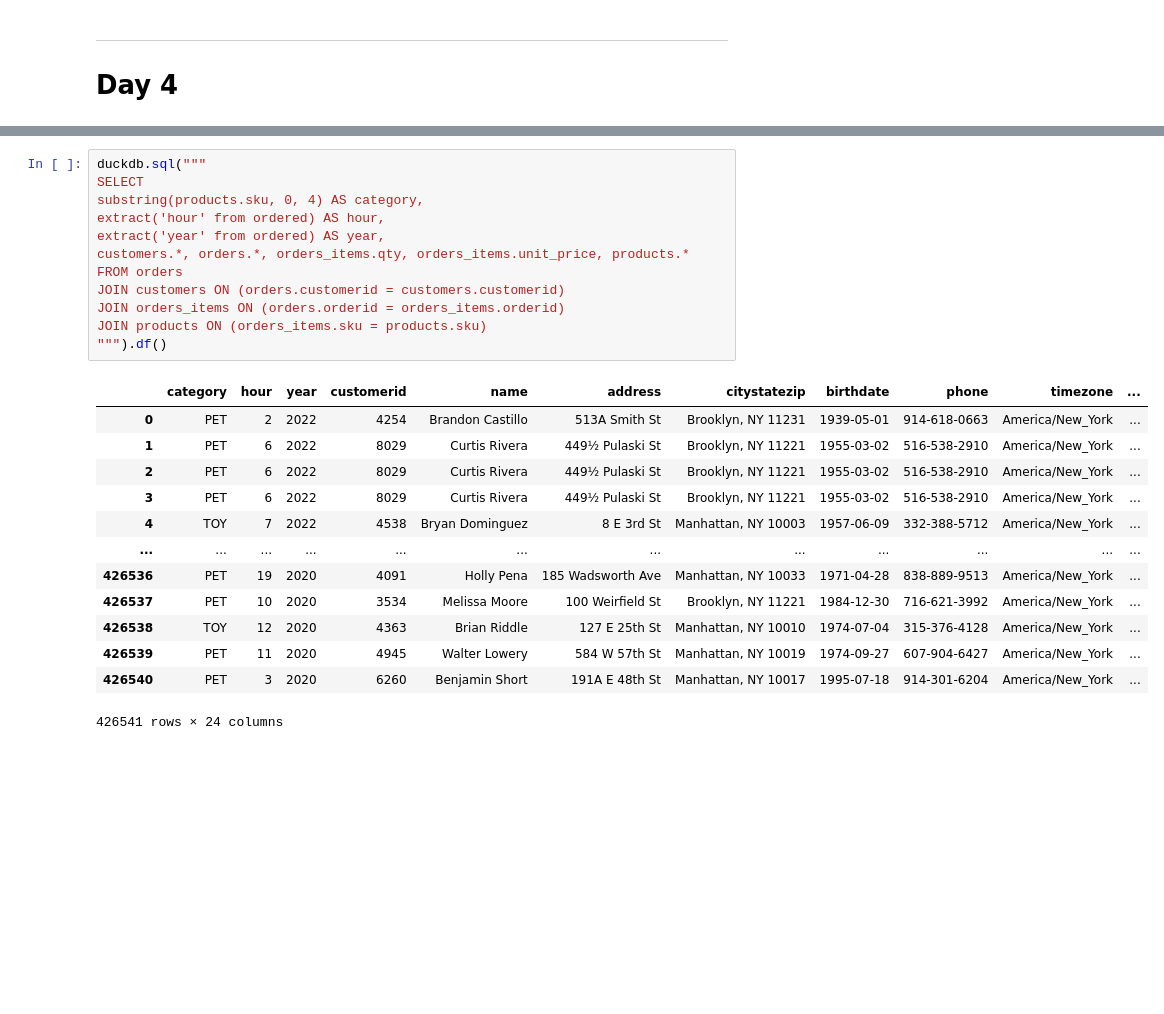
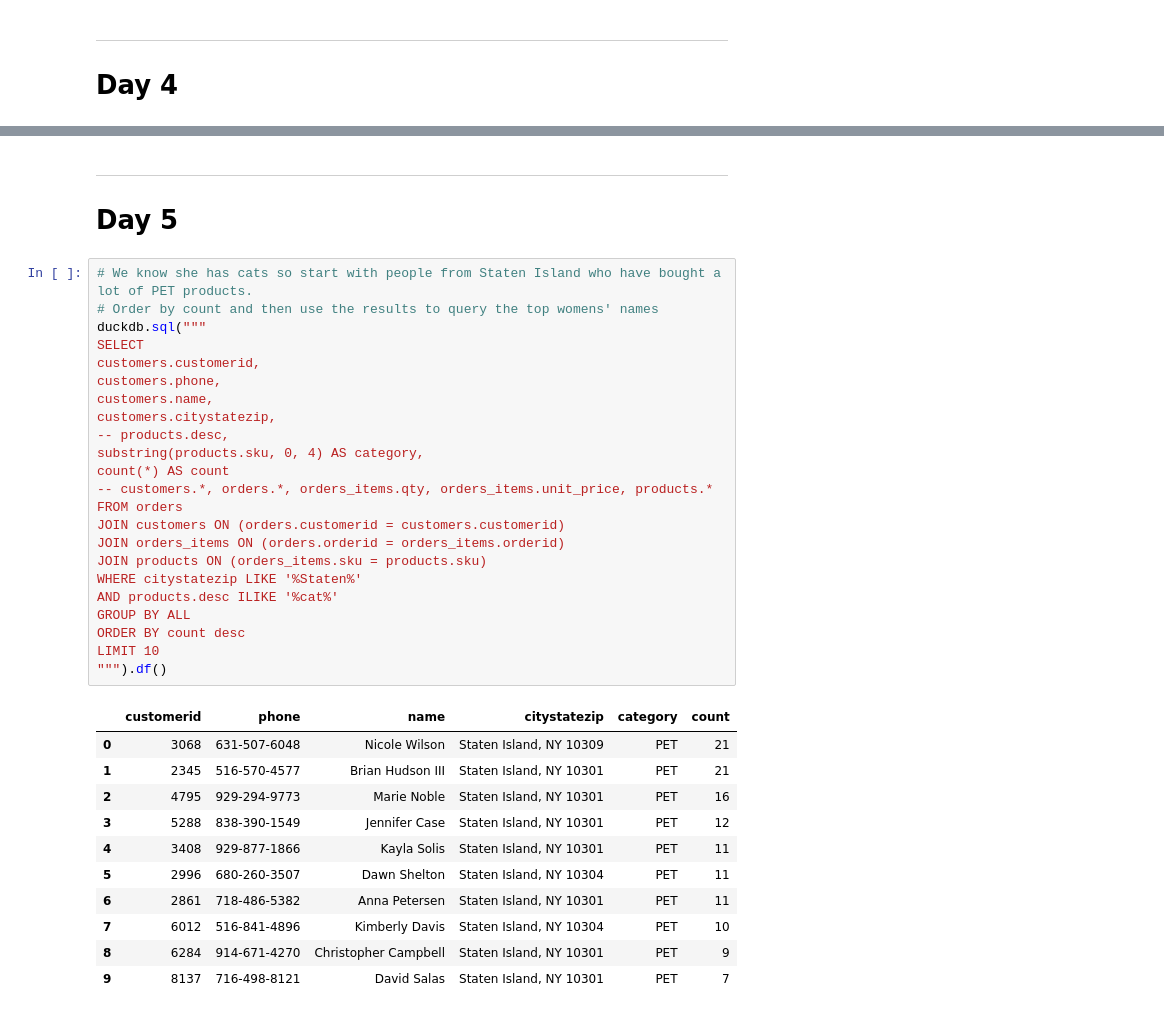
Before and after one commit to akre54/hanukkah-of-data-2023, a Jupyter notebook: Hanukkah of Data 2023 - Noahs Rug.ipynb, the cells around one changed output, grey strips where cells are left out. Drawn from its saved outputs; the diff is of its cells as text; blank space fills up the shorter version.

```diff
--- a/Hanukkah of Data 2023 - Noahs Rug.ipynb
+++ b/Hanukkah of Data 2023 - Noahs Rug.ipynb
@@ -340,27 +376,39 @@ combined[
 5 rows × 21 columns
+# %% [markdown]
+---
+# Day 5
 # %%
+# We know she has cats so start with people from Staten Island who have bought a lot of PET products.
+# Order by count and then use the results to query the top womens' names
 duckdb.sql("""
 SELECT
+customers.customerid,
+customers.phone,
+customers.name,
+customers.citystatezip,
+-- products.desc,
 substring(products.sku, 0, 4) AS category,
-extract('hour' from ordered) AS hour,
-extract('year' from ordered) AS year,
-customers.*, orders.*, orders_items.qty, orders_items.unit_price, products.*
+count(*) AS count
+-- customers.*, orders.*, orders_items.qty, orders_items.unit_price, products.*
 FROM orders
 JOIN customers ON (orders.customerid = customers.customerid)
 JOIN orders_items ON (orders.orderid = orders_items.orderid)
 JOIN products ON (orders_items.sku = products.sku)
+WHERE citystatezip LIKE '%Staten%'
+AND products.desc ILIKE '%cat%'
+GROUP BY ALL
+ORDER BY count desc
+LIMIT 10
 """).df()
 # %% [output]
-|  | category | hour | year | customerid | name | address | citystatezip | birthdate | phone | timezone | ... |
-| 0 | PET | 2 | 2022 | 4254 | Brandon Castillo | 513A Smith St | Brooklyn, NY 11231 | 1939-05-01 | 914-618-0663 | America/New_York | ... |
-| 1 | PET | 6 | 2022 | 8029 | Curtis Rivera | 449½ Pulaski St | Brooklyn, NY 11221 | 1955-03-02 | 516-538-2910 | America/New_York | ... |
-| 2 | PET | 6 | 2022 | 8029 | Curtis Rivera | 449½ Pulaski St | Brooklyn, NY 11221 | 1955-03-02 | 516-538-2910 | America/New_York | ... |
-| 3 | PET | 6 | 2022 | 8029 | Curtis Rivera | 449½ Pulaski St | Brooklyn, NY 11221 | 1955-03-02 | 516-538-2910 | America/New_York | ... |
-| 4 | TOY | 7 | 2022 | 4538 | Bryan Dominguez | 8 E 3rd St | Manhattan, NY 10003 | 1957-06-09 | 332-388-5712 | America/New_York | ... |
-| ... | ... | ... | ... | ... | ... | ... | ... | ... | ... | ... | ... |
-| 426536 | PET | 19 | 2020 | 4091 | Holly Pena | 185 Wadsworth Ave | Manhattan, NY 10033 | 1971-04-28 | 838-889-9513 | America/New_York | ... |
-| 426537 | PET | 10 | 2020 | 3534 | Melissa Moore | 100 Weirfield St | Brooklyn, NY 11221 | 1984-12-30 | 716-621-3992 | America/New_York | ... |
-| 426538 | TOY | 12 | 2020 | 4363 | Brian Riddle | 127 E 25th St | Manhattan, NY 10010 | 1974-07-04 | 315-376-4128 | America/New_York | ... |
-| 426539 | PET | 11 | 2020 | 4945 | Walter Lowery | 584 W 57th St | Manhattan, NY 10019 | 1974-09-27 | 607-904-6427 | America/New_York | ... |
-| 426540 | PET | 3 | 2020 | 6260 | Benjamin Short | 191A E 48th St | Manhattan, NY 10017 | 1995-07-18 | 914-301-6204 | America/New_York | ... |
+|  | customerid | phone | name | citystatezip | category | count |
+| 0 | 3068 | 631-507-6048 | Nicole Wilson | Staten Island, NY 10309 | PET | 21 |
+| 1 | 2345 | 516-570-4577 | Brian Hudson III | Staten Island, NY 10301 | PET | 21 |
+| 2 | 4795 | 929-294-9773 | Marie Noble | Staten Island, NY 10301 | PET | 16 |
+| 3 | 5288 | 838-390-1549 | Jennifer Case | Staten Island, NY 10301 | PET | 12 |
+| 4 | 3408 | 929-877-1866 | Kayla Solis | Staten Island, NY 10301 | PET | 11 |
+| 5 | 2996 | 680-260-3507 | Dawn Shelton | Staten Island, NY 10304 | PET | 11 |
+| 6 | 2861 | 718-486-5382 | Anna Petersen | Staten Island, NY 10301 | PET | 11 |
+| 7 | 6012 | 516-841-4896 | Kimberly Davis | Staten Island, NY 10304 | PET | 10 |
+| 8 | 6284 | 914-671-4270 | Christopher Campbell | Staten Island, NY 10301 | PET | 9 |
+| 9 | 8137 | 716-498-8121 | David Salas | Staten Island, NY 10301 | PET | 7 |
-426541 rows × 24 columns
```
Also changed, not shown: parts of 9 cells of this notebook.
